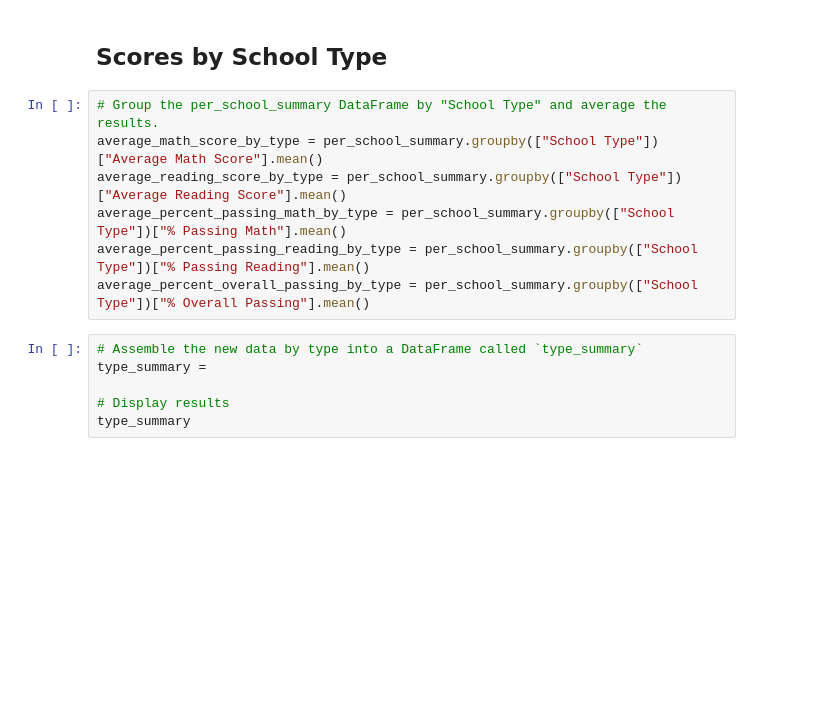
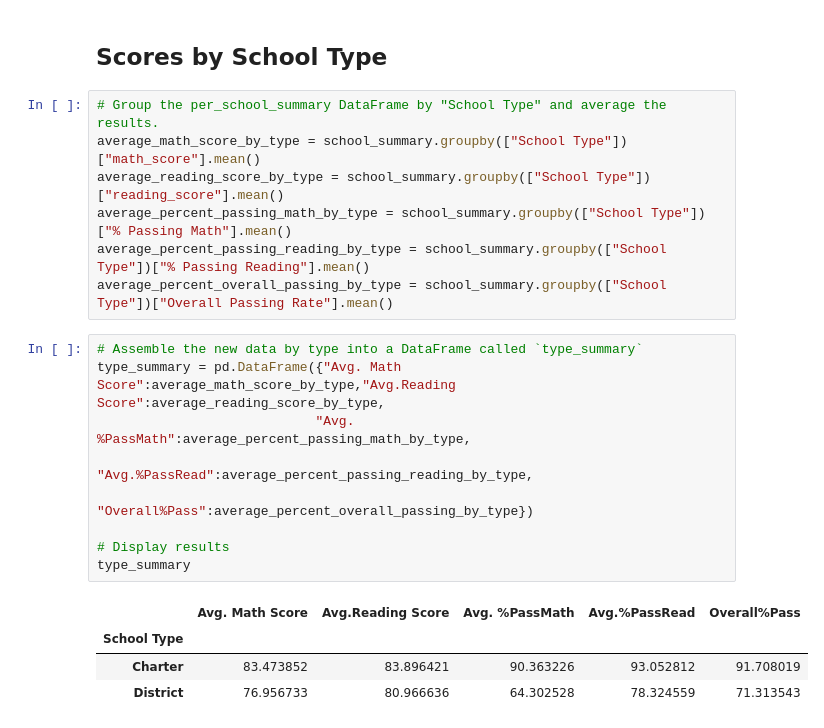
Before and after one commit to PythonPuppy/Module4, a Jupyter notebook: PyCitySchools_homework.ipynb, the cells around one changed output. Cells and saved outputs as stored; diff of their text form; blank space fills up the shorter version.

```diff
--- a/PyCitySchools_homework.ipynb
+++ b/PyCitySchools_homework.ipynb
@@ -326,14 +336,22 @@ size_summary
 ## Scores by School Type
 # %%
 # Group the per_school_summary DataFrame by "School Type" and average the results.
-average_math_score_by_type = per_school_summary.groupby(["School Type"])["Average Math Score"].mean()
-average_reading_score_by_type = per_school_summary.groupby(["School Type"])["Average Reading Score"].mean()
-average_percent_passing_math_by_type = per_school_summary.groupby(["School Type"])["% Passing Math"].mean()
-average_percent_passing_reading_by_type = per_school_summary.groupby(["School Type"])["% Passing Reading"].mean()
-average_percent_overall_passing_by_type = per_school_summary.groupby(["School Type"])["% Overall Passing"].mean()
+average_math_score_by_type = school_summary.groupby(["School Type"])["math_score"].mean()
+average_reading_score_by_type = school_summary.groupby(["School Type"])["reading_score"].mean()
+average_percent_passing_math_by_type = school_summary.groupby(["School Type"])["% Passing Math"].mean()
+average_percent_passing_reading_by_type = school_summary.groupby(["School Type"])["% Passing Reading"].mean()
+average_percent_overall_passing_by_type = school_summary.groupby(["School Type"])["Overall Passing Rate"].mean()
 # %%
 # Assemble the new data by type into a DataFrame called `type_summary`
-type_summary =
+type_summary = pd.DataFrame({"Avg. Math Score":average_math_score_by_type,"Avg.Reading Score":average_reading_score_by_type,
+                            "Avg. %PassMath":average_percent_passing_math_by_type,
+                            "Avg.%PassRead":average_percent_passing_reading_by_type,
+                            "Overall%Pass":average_percent_overall_passing_by_type})
 
 # Display results
 type_summary
+# %% [output]
+|  | Avg. Math Score | Avg.Reading Score | Avg. %PassMath | Avg.%PassRead | Overall%Pass |
+| School Type |  |  |  |  |  |
+| Charter | 83.473852 | 83.896421 | 90.363226 | 93.052812 | 91.708019 |
+| District | 76.956733 | 80.966636 | 64.302528 | 78.324559 | 71.313543 |
```
Also changed, not shown: parts of 12 cells of this notebook.
